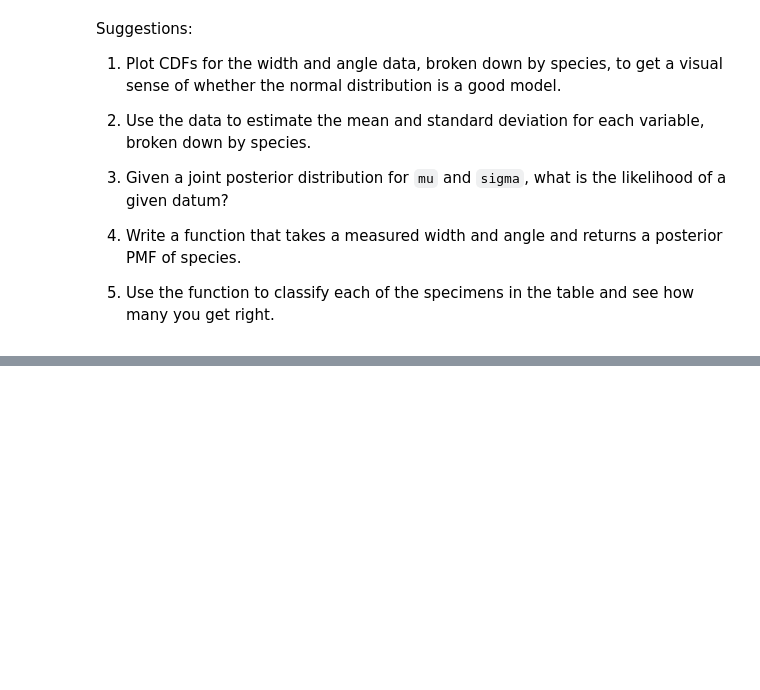
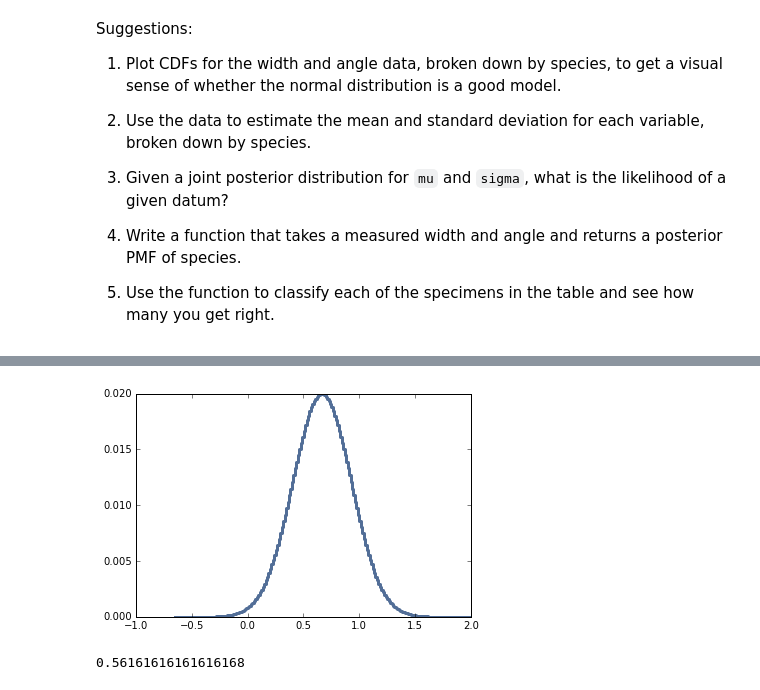
Before and after one commit to wolfd/ThinkBayes2, a Jupyter notebook: code/dwolf_chap09.ipynb, the cells around one changed output, grey strips where cells are left out. Cells and saved outputs as stored; diff of their text form; code cells hidden in the pictures; blank space fills up the shorter version.

```diff
--- a/code/dwolf_chap09.ipynb
+++ b/code/dwolf_chap09.ipynb
@@ -416,0 +384,20 @@ df.head()
+# %%
+from thinkbayes2 import EvalNormalPdf, MakeNormalPmf
+
+class FleaBeetle(Suite, Joint):
+    def Likelihood(self, data, hypo):
+        aedeagus = data
+        mu, sigma = hypo
+
+        print(EvalNormalPdf(aedeagus, mu, sigma))
+        print("okay")
+
+        return EvalNormalPdf(aedeagus, mu, sigma)
+# %%
+from itertools import product
+
+mus = np.linspace(0, 1, 100)
+sigmas = np.linspace(0, 1, 100)
+fleas = FleaBeetle(product(mus, sigmas))
+
+fleas.Update(0.5)
@@ -416,0 +423,15 @@ df.head()
+# %%
+import random
+
+hypo, chance = random.choice(list(fleas.Items()))
+mu, sigma = hypo
+
+pmf = MakeNormalPmf(mu, sigma, 5, n=201)
+# %%
+thinkplot.Pmf(pmf)
+# %% [output]
+[figure, added]
+# %%
+pmf.Random()
+# %% [output]
+0.56161616161616168
```
Also changed, not shown: parts of 16 cells of this notebook, 14 other files.
